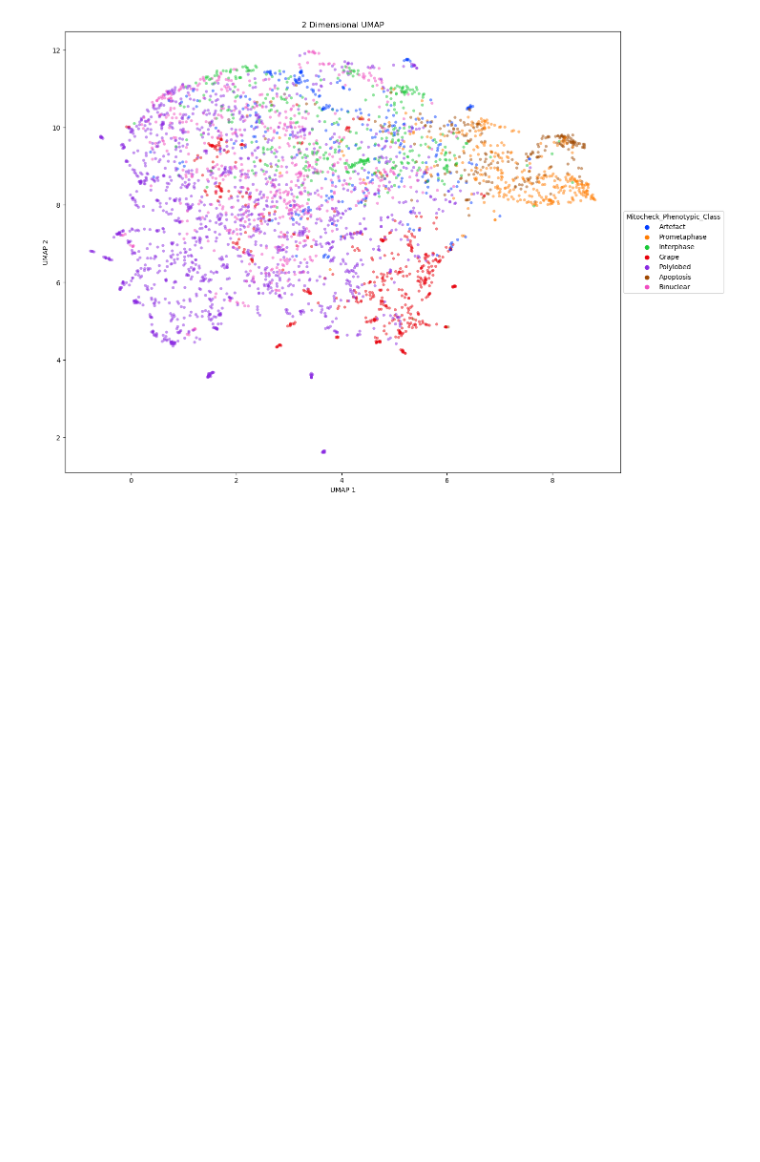
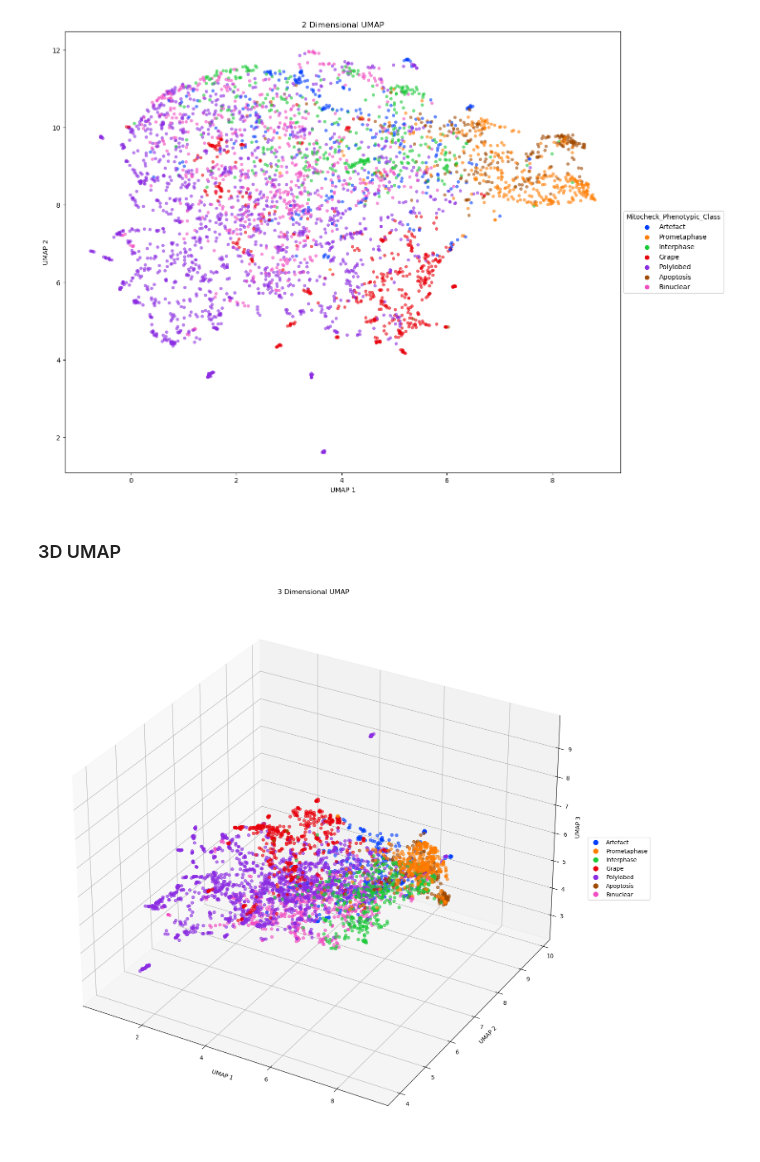
Before and after one commit to WayScience/mitocheck_data, a Jupyter notebook: 4.analyze_data/analyze_data.ipynb, the cells around one changed output. Drawn from its saved outputs; the diff is of its cells as text; code cells hidden in the pictures; blank space fills up the shorter version.

```diff
--- a/4.analyze_data/analyze_data.ipynb
+++ b/4.analyze_data/analyze_data.ipynb
@@ -80,0 +84,7 @@ color_palette = "bright"
+# %%
+point_size = 25
+alpha = 0.6
+color_palette = "bright"
+
+save_dir = pathlib.Path("umaps/")
+save_dir.mkdir(exist_ok=True, parents=True)
@@ -88,4 +104,9 @@ show_2D_umap(x_data, y_data, phenotypic_classes, point_size=point_size, alpha=al
 # %% [output]
 [figure]
+# %% [markdown]
+### 3D UMAP
 # %%
-show_3D_umap(feature_data, phenotypic_classes, point_size=point_size, alpha=alpha, palette=color_palette)
+umap_3D_save_path = pathlib.Path(f"{save_dir}/norm_train_3D_umap.png")
+show_3D_umap(feature_data, phenotypic_classes, save_path=umap_3D_save_path, point_size=point_size, alpha=alpha, palette=color_palette)
+# %% [output]
+[figure, added]
```
Also changed, not shown: parts of 14 cells of this notebook, 5 other files.
